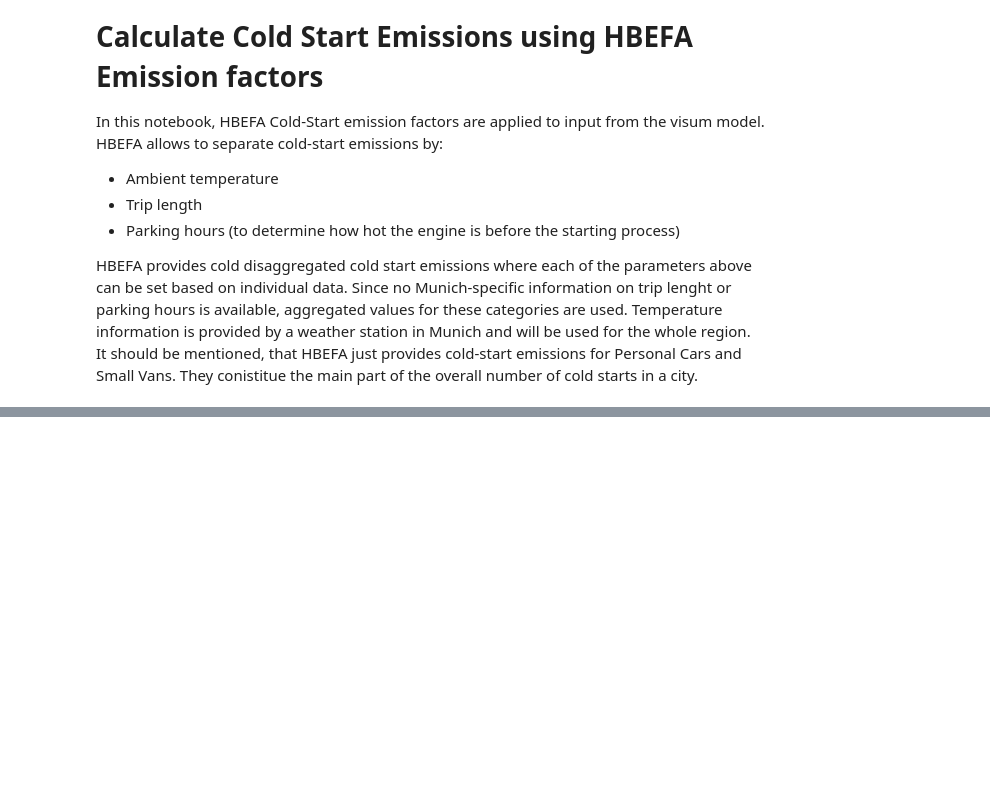
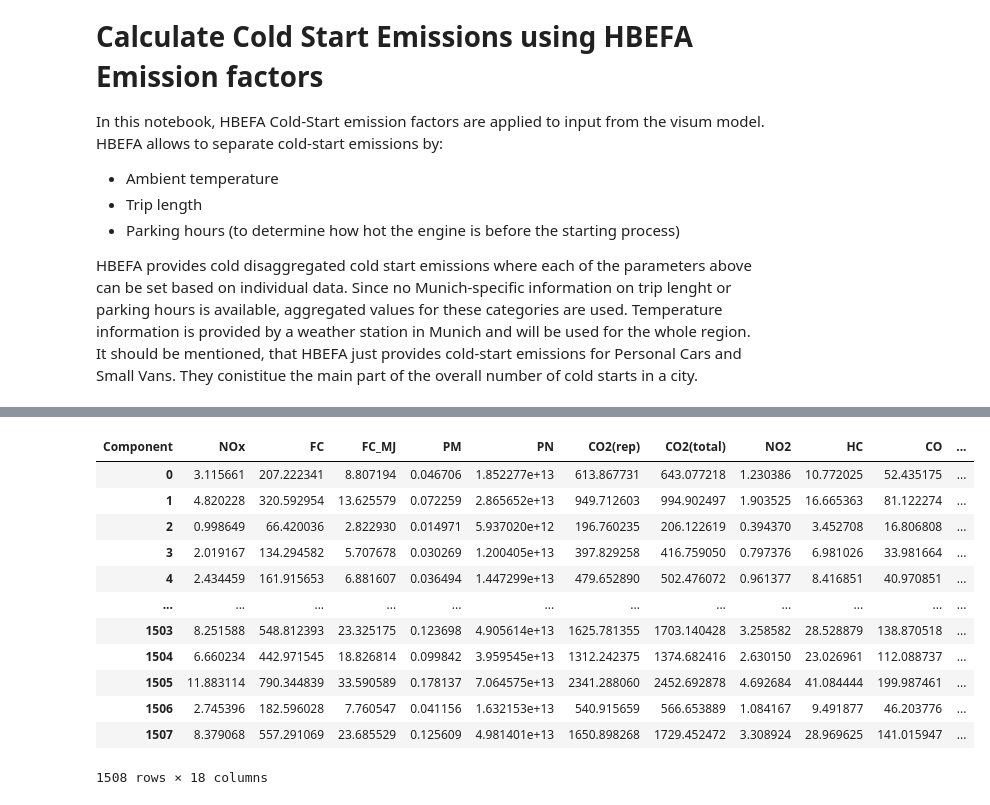
Before and after one commit to tum-esm/drive-inventory, a Jupyter notebook: notebooks/hbefa_coldstart_emissions.ipynb, the cells around one changed output, grey strips where cells are left out. Cells and saved outputs as stored; diff of their text form; code cells hidden in the pictures; blank space fills up the shorter version.

```diff
--- a/notebooks/hbefa_coldstart_emissions.ipynb
+++ b/notebooks/hbefa_coldstart_emissions.ipynb
@@ -96,0 +149,16 @@ visum_zones
+# %%
+pd.concat(daily_emissions, axis=1).transpose()
+# %% [output]
+| Component | NOx | FC | FC_MJ | PM | PN | CO2(rep) | CO2(total) | NO2 | HC | CO | ... |
+| 0 | 3.115661 | 207.222341 | 8.807194 | 0.046706 | 1.852277e+13 | 613.867731 | 643.077218 | 1.230386 | 10.772025 | 52.435175 | ... |
+| 1 | 4.820228 | 320.592954 | 13.625579 | 0.072259 | 2.865652e+13 | 949.712603 | 994.902497 | 1.903525 | 16.665363 | 81.122274 | ... |
+| 2 | 0.998649 | 66.420036 | 2.822930 | 0.014971 | 5.937020e+12 | 196.760235 | 206.122619 | 0.394370 | 3.452708 | 16.806808 | ... |
+| 3 | 2.019167 | 134.294582 | 5.707678 | 0.030269 | 1.200405e+13 | 397.829258 | 416.759050 | 0.797376 | 6.981026 | 33.981664 | ... |
+| 4 | 2.434459 | 161.915653 | 6.881607 | 0.036494 | 1.447299e+13 | 479.652890 | 502.476072 | 0.961377 | 8.416851 | 40.970851 | ... |
+| ... | ... | ... | ... | ... | ... | ... | ... | ... | ... | ... | ... |
+| 1503 | 8.251588 | 548.812393 | 23.325175 | 0.123698 | 4.905614e+13 | 1625.781355 | 1703.140428 | 3.258582 | 28.528879 | 138.870518 | ... |
+| 1504 | 6.660234 | 442.971545 | 18.826814 | 0.099842 | 3.959545e+13 | 1312.242375 | 1374.682416 | 2.630150 | 23.026961 | 112.088737 | ... |
+| 1505 | 11.883114 | 790.344839 | 33.590589 | 0.178137 | 7.064575e+13 | 2341.288060 | 2452.692878 | 4.692684 | 41.084444 | 199.987461 | ... |
+| 1506 | 2.745396 | 182.596028 | 7.760547 | 0.041156 | 1.632153e+13 | 540.915659 | 566.653889 | 1.084167 | 9.491877 | 46.203776 | ... |
+| 1507 | 8.379068 | 557.291069 | 23.685529 | 0.125609 | 4.981401e+13 | 1650.898268 | 1729.452472 | 3.308924 | 28.969625 | 141.015947 | ... |
+1508 rows × 18 columns
```
Also changed, not shown: parts of 17 cells of this notebook, 2 other files.
